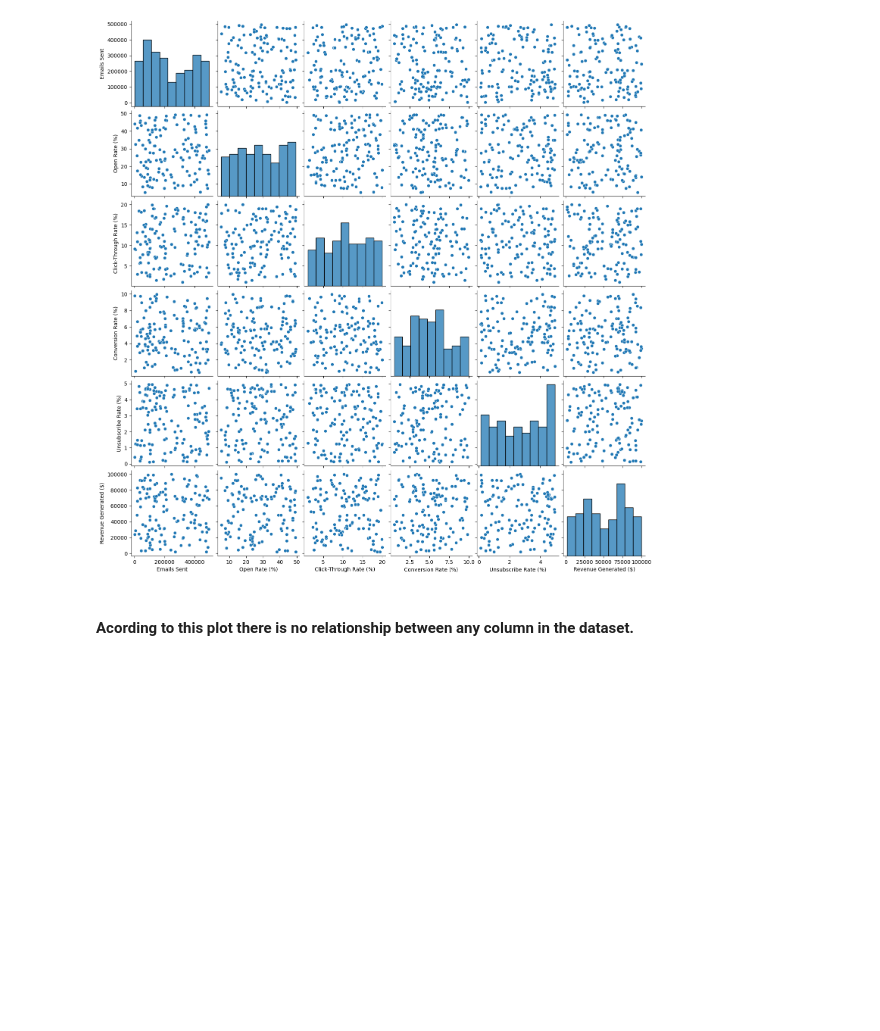
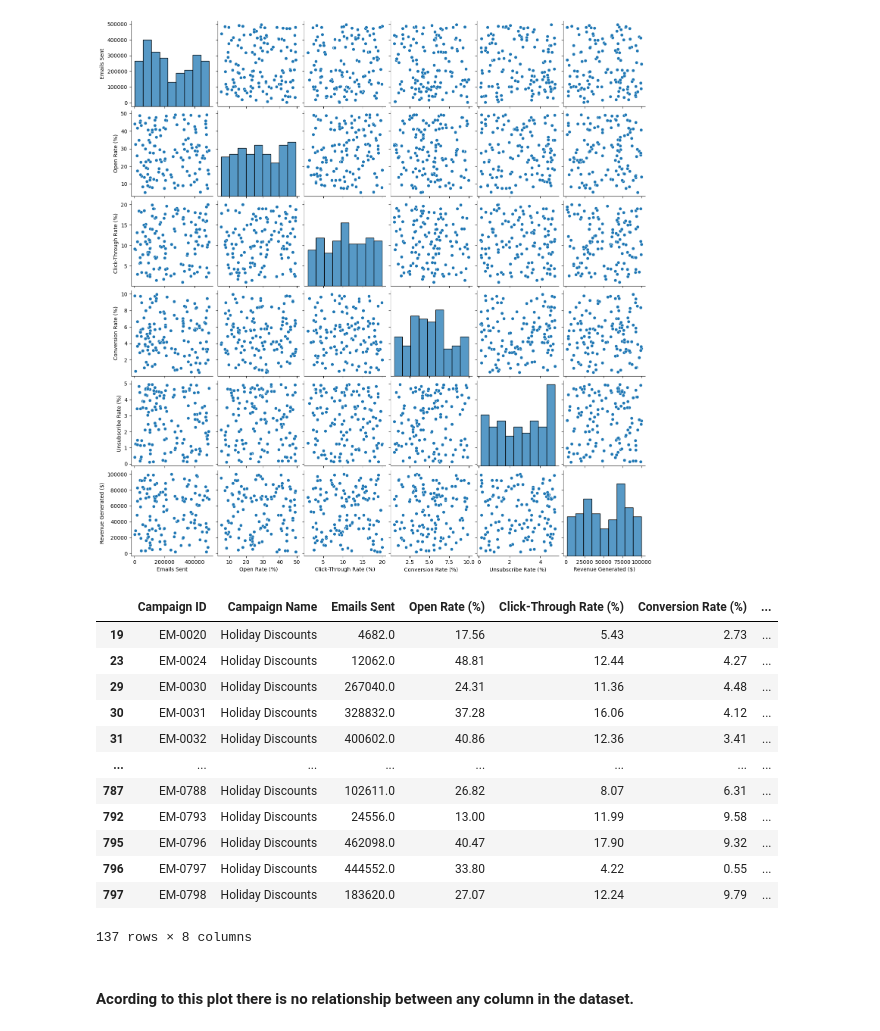
Before and after one commit to HassanFathyIsmail/Email-Campaign-Gig, a Jupyter notebook: Email-Campaign.ipynb, the cells around one changed output. Saved outputs shown, nothing was run; the diff lists cells and outputs as text; code cells hidden in the pictures; blank space fills up the shorter version.

Commit message:
I seperated Holiday Discounts Campaign from data

```diff
--- a/Email-Campaign.ipynb
+++ b/Email-Campaign.ipynb
@@ -142,5 +142,23 @@ sns.pairplot(new_product_launch)
 plt.show()
 # %% [output]
 [figure]
+# %%
+# Now focausing on the "Holiday Discounts" campaign, we can analyze the data further.
+holiday_discount = data[data["Campaign Name"] == "Holiday Discounts"]
+holiday_discount
+# %% [output]
+|  | Campaign ID | Campaign Name | Emails Sent | Open Rate (%) | Click-Through Rate (%) | Conversion Rate (%) | ... |
+| 19 | EM-0020 | Holiday Discounts | 4682.0 | 17.56 | 5.43 | 2.73 | ... |
+| 23 | EM-0024 | Holiday Discounts | 12062.0 | 48.81 | 12.44 | 4.27 | ... |
+| 29 | EM-0030 | Holiday Discounts | 267040.0 | 24.31 | 11.36 | 4.48 | ... |
+| 30 | EM-0031 | Holiday Discounts | 328832.0 | 37.28 | 16.06 | 4.12 | ... |
+| 31 | EM-0032 | Holiday Discounts | 400602.0 | 40.86 | 12.36 | 3.41 | ... |
+| ... | ... | ... | ... | ... | ... | ... | ... |
+| 787 | EM-0788 | Holiday Discounts | 102611.0 | 26.82 | 8.07 | 6.31 | ... |
+| 792 | EM-0793 | Holiday Discounts | 24556.0 | 13.00 | 11.99 | 9.58 | ... |
+| 795 | EM-0796 | Holiday Discounts | 462098.0 | 40.47 | 17.90 | 9.32 | ... |
+| 796 | EM-0797 | Holiday Discounts | 444552.0 | 33.80 | 4.22 | 0.55 | ... |
+| 797 | EM-0798 | Holiday Discounts | 183620.0 | 27.07 | 12.24 | 9.79 | ... |
+137 rows × 8 columns
 # %% [markdown]
 #### Acording to this plot there is no relationship between any column in the dataset.
```
